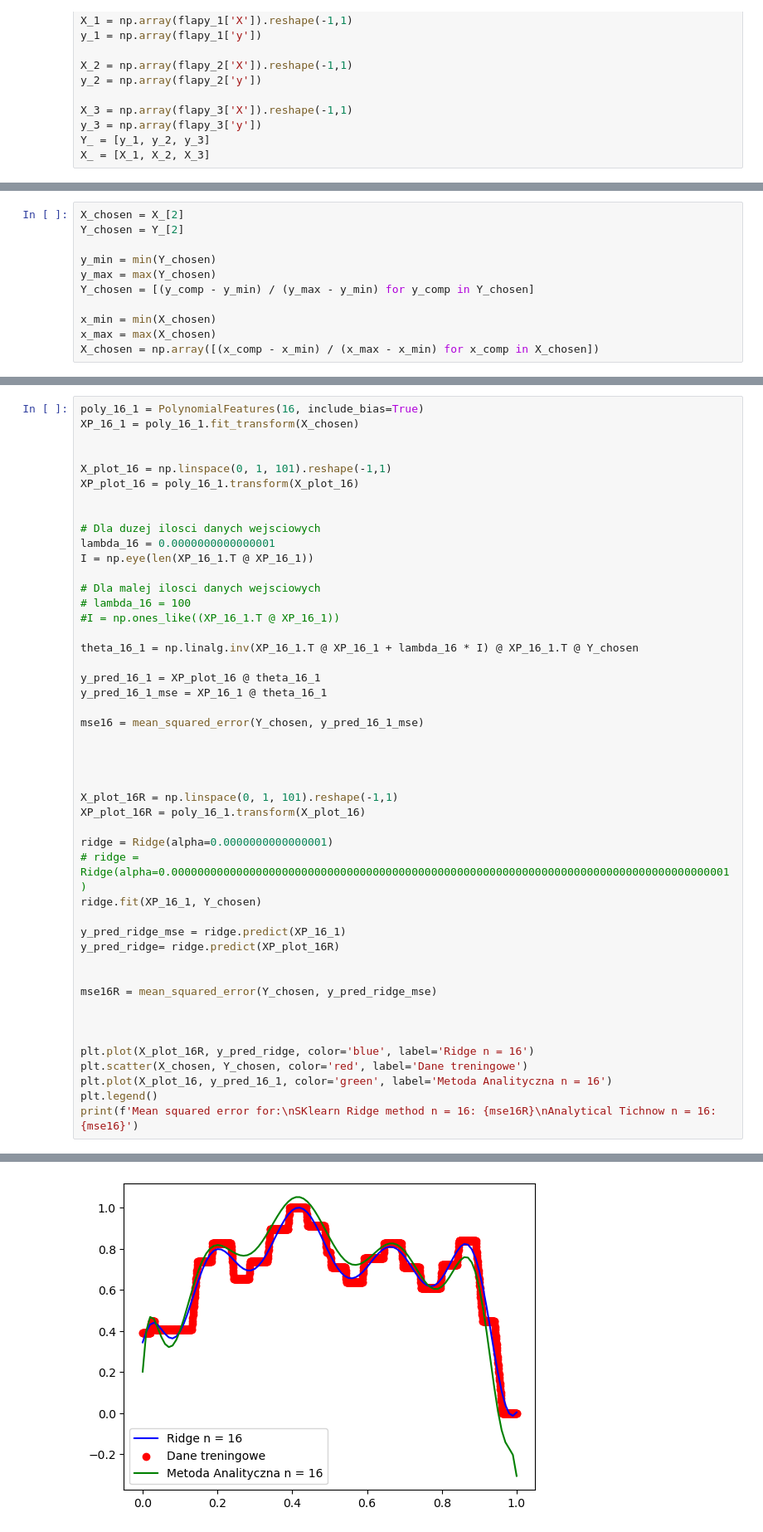
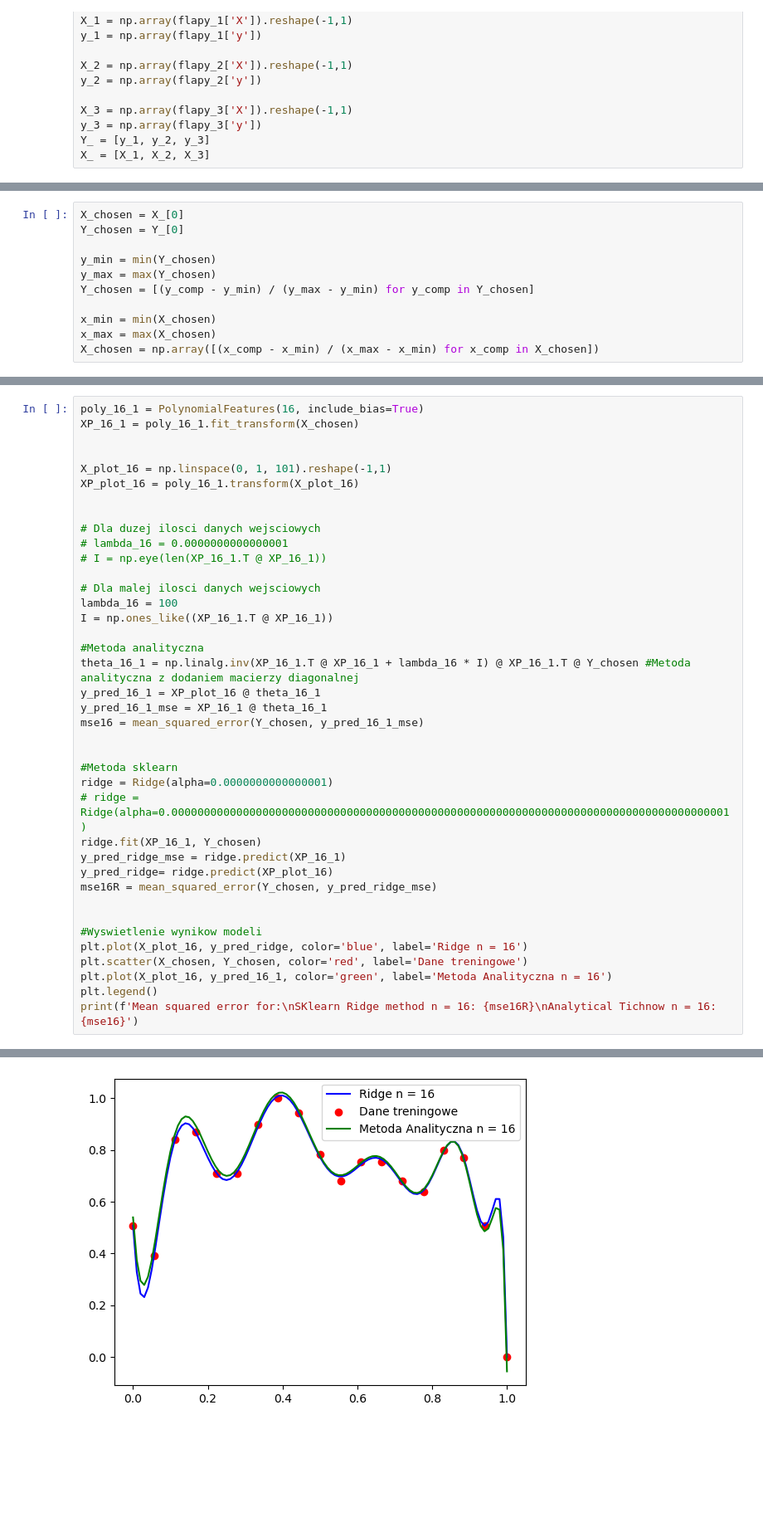
Before and after one commit to HaZhul/ML-models, a Jupyter notebook: PUM1/Lab1.ipynb, the cells around one changed output, grey strips where cells are left out. Shown at 83% size. Saved outputs shown, nothing was run; the diff lists cells and outputs as text; blank space fills up the shorter version.

```diff
--- a/PUM1/Lab1.ipynb
+++ b/PUM1/Lab1.ipynb
@@ -100,6 +119,6 @@ X_ = [X_1, X_2, X_3]
 # %%
-X_chosen = X_[2]
-Y_chosen = Y_[2]
+X_chosen = X_[0]
+Y_chosen = Y_[0]
 
 y_min = min(Y_chosen)
 y_max = max(Y_chosen)
@@ -206,39 +218,31 @@ XP_plot_16 = poly_16_1.transform(X_plot_16)
 
 
 # Dla duzej ilosci danych wejsciowych
-lambda_16 = 0.0000000000000001
-I = np.eye(len(XP_16_1.T @ XP_16_1))
+# lambda_16 = 0.0000000000000001
+# I = np.eye(len(XP_16_1.T @ XP_16_1))
 
 # Dla malej ilosci danych wejsciowych
-# lambda_16 = 100
-#I = np.ones_like((XP_16_1.T @ XP_16_1))
+lambda_16 = 100
+I = np.ones_like((XP_16_1.T @ XP_16_1))
 
-theta_16_1 = np.linalg.inv(XP_16_1.T @ XP_16_1 + lambda_16 * I) @ XP_16_1.T @ Y_chosen
-
+#Metoda analityczna
+theta_16_1 = np.linalg.inv(XP_16_1.T @ XP_16_1 + lambda_16 * I) @ XP_16_1.T @ Y_chosen #Metoda analityczna z dodaniem macierzy diagonalnej
 y_pred_16_1 = XP_plot_16 @ theta_16_1
 y_pred_16_1_mse = XP_16_1 @ theta_16_1
-
 mse16 = mean_squared_error(Y_chosen, y_pred_16_1_mse)
 
 
-
-
-X_plot_16R = np.linspace(0, 1, 101).reshape(-1,1)
-XP_plot_16R = poly_16_1.transform(X_plot_16)
-
+#Metoda sklearn
 ridge = Ridge(alpha=0.0000000000000001)
 # ridge = Ridge(alpha=0.00000000000000000000000000000000000000000000000000000000000000000000000000000000000001)
 ridge.fit(XP_16_1, Y_chosen)
-
 y_pred_ridge_mse = ridge.predict(XP_16_1)
-y_pred_ridge= ridge.predict(XP_plot_16R)
-
-
+y_pred_ridge= ridge.predict(XP_plot_16)
 mse16R = mean_squared_error(Y_chosen, y_pred_ridge_mse)
 
 
-
-plt.plot(X_plot_16R, y_pred_ridge, color='blue', label='Ridge n = 16')
+#Wyswietlenie wynikow modeli
+plt.plot(X_plot_16, y_pred_ridge, color='blue', label='Ridge n = 16')
 plt.scatter(X_chosen, Y_chosen, color='red', label='Dane treningowe')
 plt.plot(X_plot_16, y_pred_16_1, color='green', label='Metoda Analityczna n = 16')
 plt.legend()
@@ -250 +254 @@ Analytical Tichnow n = 16: 0.00767039553952793
-[figure, old version]
+[figure, new version]
```
Also changed, not shown: parts of 19 cells of this notebook, 2 other files.
